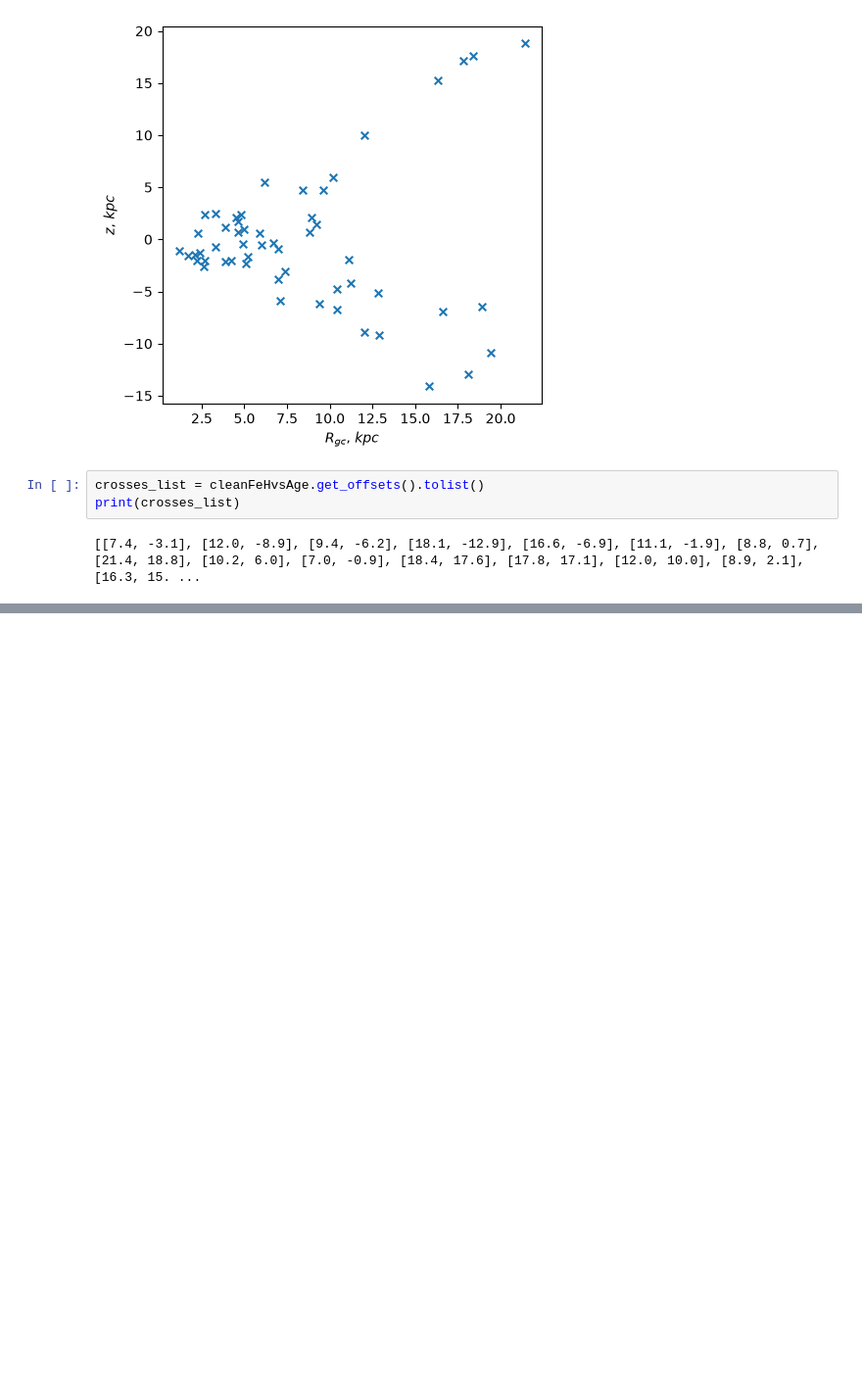
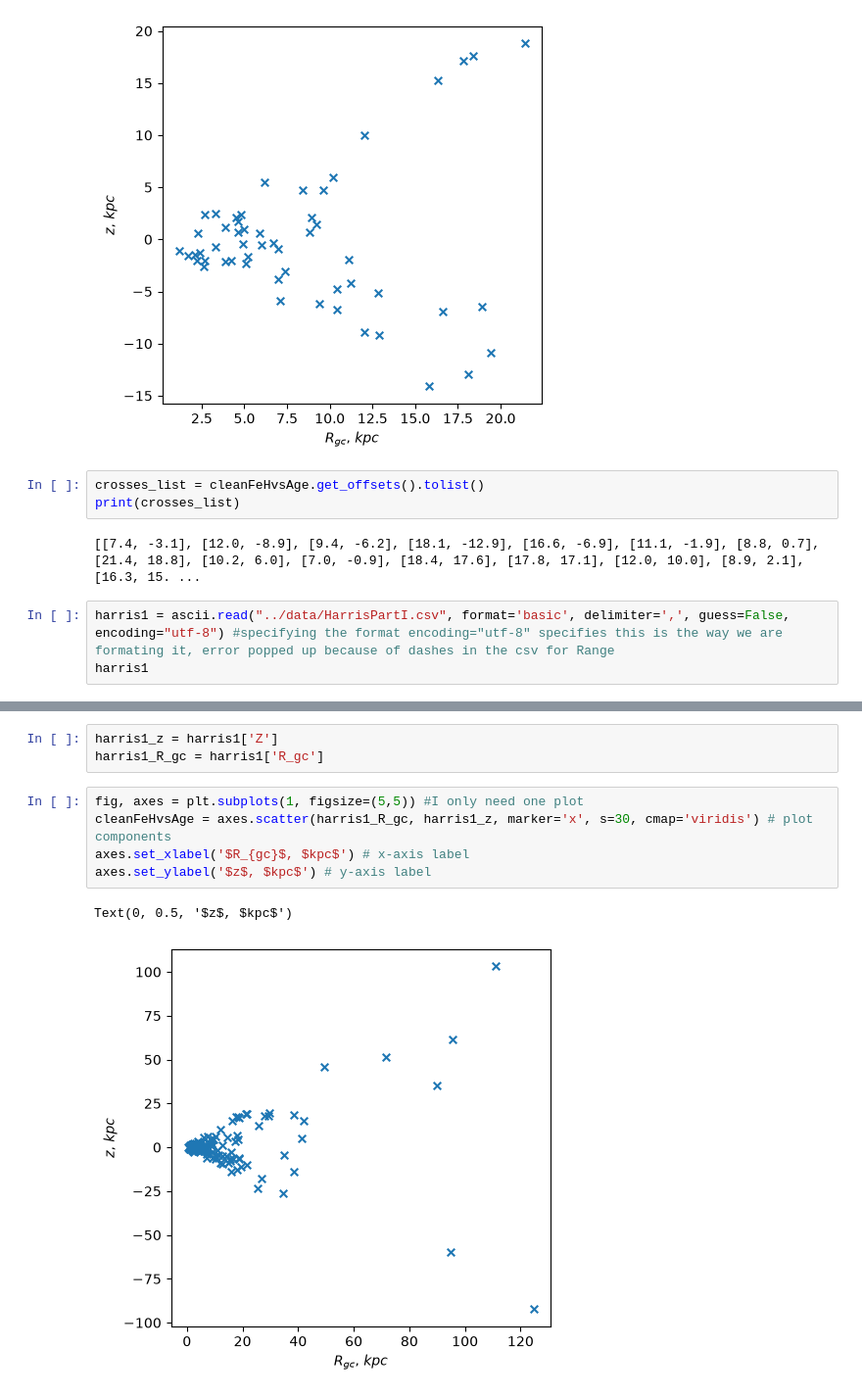
Before and after one commit to stormrealz/PHYS3116_Larawag, a Jupyter notebook: Will's Files/Will's Notes.ipynb, the cells around one changed output, grey strips where cells are left out. Shown at 98% size. Cells and saved outputs as stored; diff of their text form; blank space fills up the shorter version.

```diff
--- a/Will's Files/Will's Notes.ipynb
+++ b/Will's Files/Will's Notes.ipynb
@@ -259,3 +259,6 @@ crosses_list = cleanFeHvsAge.get_offsets().tolist()
 print(crosses_list)
 # %% [output]
 [[7.4, -3.1], [12.0, -8.9], [9.4, -6.2], [18.1, -12.9], [16.6, -6.9], [11.1, -1.9], [8.8, 0.7], [21.4, 18.8], [10.2, 6.0], [7.0, -0.9], [18.4, 17.6], [17.8, 17.1], [12.0, 10.0], [8.9, 2.1], [16.3, 15. ...
+# %%
+harris1 = ascii.read("../data/HarrisPartI.csv", format='basic', delimiter=',', guess=False, encoding="utf-8") #specifying the format encoding="utf-8" specifies this is the way we are formating it, error popped up because of dashes in the csv for Range
+harris1
@@ -261,0 +285,11 @@ print(crosses_list)
+# %%
+harris1_z = harris1['Z']
+harris1_R_gc = harris1['R_gc']
+# %%
+fig, axes = plt.subplots(1, figsize=(5,5)) #I only need one plot
+cleanFeHvsAge = axes.scatter(harris1_R_gc, harris1_z, marker='x', s=30, cmap='viridis') # plot components
+axes.set_xlabel('$R_{gc}$, $kpc$') # x-axis label
+axes.set_ylabel('$z$, $kpc$') # y-axis label
+# %% [output]
+Text(0, 0.5, '$z$, $kpc$')
+[figure, added]
```
Also changed, not shown: parts of 3 cells of this notebook, 13 other files.
